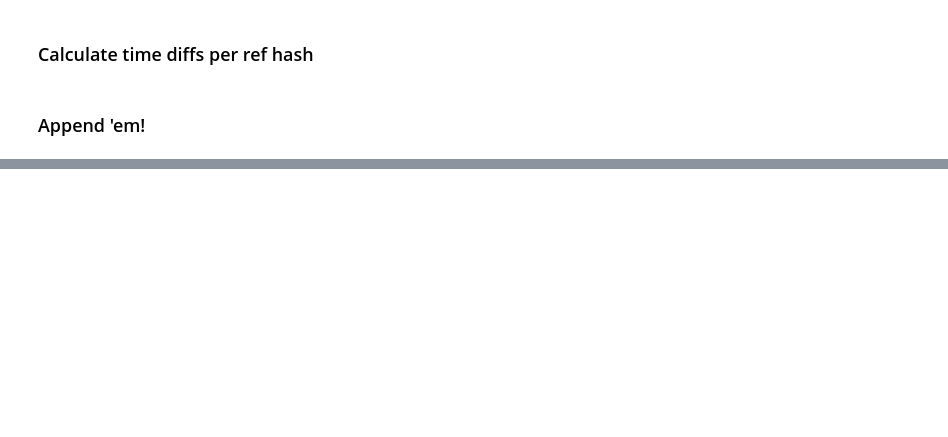
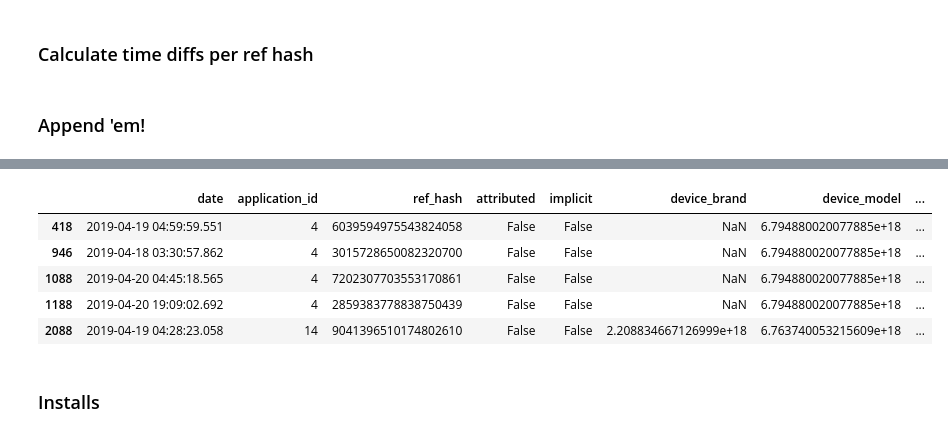
Before and after one commit to rozanecm/7506_tp2_1c2019, a Jupyter notebook: notebooks/My nb by mr.ipynb, the cells around one changed output, grey strips where cells are left out. Cells and saved outputs as stored; diff of their text form; code cells hidden in the pictures; blank space fills up the shorter version.

```diff
--- a/notebooks/My nb by mr.ipynb
+++ b/notebooks/My nb by mr.ipynb
@@ -743,0 +955,3 @@ appended.head()
+# %%
+current_users = get_target_ids()
+current_days = get_n_3_days(1)
@@ -743,0 +973,2 @@ appended.head()
+# %%
+df_installs = load_installs(current_users, current_days)
@@ -743,0 +977,9 @@ appended.head()
+# %%
+df_installs
+# %% [output]
+|  | date | application_id | ref_hash | attributed | implicit | device_brand | device_model | ... |
+| 418 | 2019-04-19 04:59:59.551 | 4 | 6039594975543824058 | False | False | NaN | 6.794880020077885e+18 | ... |
+| 946 | 2019-04-18 03:30:57.862 | 4 | 3015728650082320700 | False | False | NaN | 6.794880020077885e+18 | ... |
+| 1088 | 2019-04-20 04:45:18.565 | 4 | 7202307703553170861 | False | False | NaN | 6.794880020077885e+18 | ... |
+| 1188 | 2019-04-20 19:09:02.692 | 4 | 2859383778838750439 | False | False | NaN | 6.794880020077885e+18 | ... |
+| 2088 | 2019-04-19 04:28:23.058 | 14 | 9041396510174802610 | False | False | 2.208834667126999e+18 | 6.763740053215609e+18 | ... |
@@ -743,0 +993,2 @@ appended.head()
+# %% [markdown]
+### Installs
```
Also changed, not shown: parts of 56 cells of this notebook.
